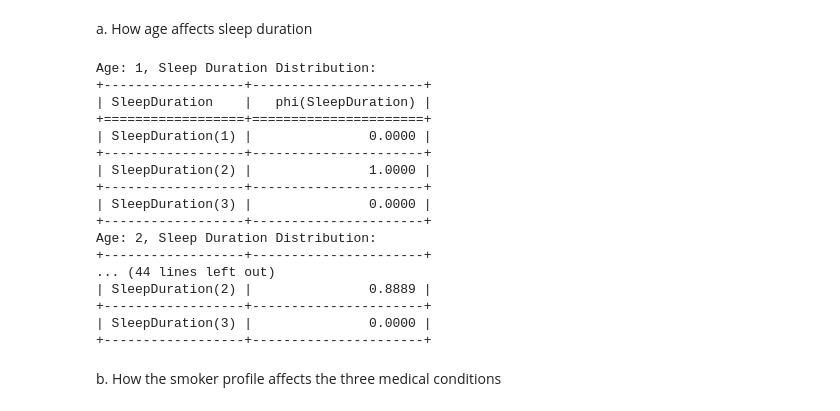
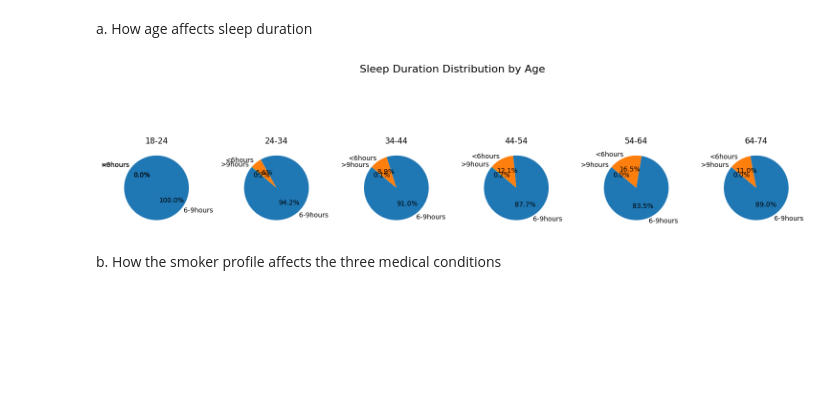
Before and after one commit to Kikop2003/Cardiovascular-diseases-Bayesian, a Jupyter notebook: Main.ipynb, the cells around one changed output. Saved outputs shown, nothing was run; the diff lists cells and outputs as text; code cells hidden in the pictures; blank space fills up the shorter version.

```diff
--- a/Main.ipynb
+++ b/Main.ipynb
@@ -203,28 +157,36 @@ infer = VariableElimination(model)
+# %%
+best_model = best_models["AIC"]
+model = BayesianNetwork(list(best_model.edges()))
+model.fit(train_data,estimator=MaximumLikelihoodEstimator)
+infer = VariableElimination(model)
 # %% [markdown]
 3. Problem analysis
 # %% [markdown]
 a. How age affects sleep duration
-# %%
-for age_value in sorted(train_data['Age'].unique()):
-    result = infer.query(variables=['SleepDuration'], evidence={'Age': age_value})
-    print(f"Age: {age_value}, Sleep Duration Distribution: \n{result}")
-# %% [output]
-Age: 1, Sleep Duration Distribution:
-+------------------+----------------------+
-| SleepDuration    |   phi(SleepDuration) |
-+==================+======================+
-| SleepDuration(1) |               0.0000 |
-+------------------+----------------------+
-| SleepDuration(2) |               1.0000 |
-+------------------+----------------------+
-| SleepDuration(3) |               0.0000 |
-+------------------+----------------------+
-Age: 2, Sleep Duration Distribution:
-+------------------+----------------------+
-... (44 lines left out)
-| SleepDuration(2) |               0.8889 |
-+------------------+----------------------+
-| SleepDuration(3) |               0.0000 |
-+------------------+----------------------+
+# %%
+# Create a figure and axis array for subplots
+fig, axes = plt.subplots(1, len(train_data['Age'].unique()), figsize=(15, 5))
+
+# Loop through Age values and create a subplot for each
+for i, age_value in enumerate(sorted(train_data['Age'].unique())):
+    # Query the inference for SleepDuration given Age
+    result = infer.query(variables=['SleepDuration'], evidence={'Age': age_value})
+
+    states = result.state_names['SleepDuration']
+    probabilities = result.values
+
+    # Plot the pie chart on the corresponding axis
+    ax = axes[i]  # Access the subplot for the current Age value
+    ax.pie(probabilities, labels=states, autopct='%1.1f%%', startangle=140)
+    ax.set_title(age_value)  # Remove individual titles for each subplot
+
+# Add a single title for the entire figure
+fig.suptitle('Sleep Duration Distribution by Age', fontsize=16)
+
+# Adjust the layout and display the figure
+plt.tight_layout()
+plt.show()
+# %% [output]
+[figure, added]
 # %% [markdown]
 b. How the smoker profile affects the three medical conditions
```
Also changed, not shown: parts of 17 cells of this notebook.
